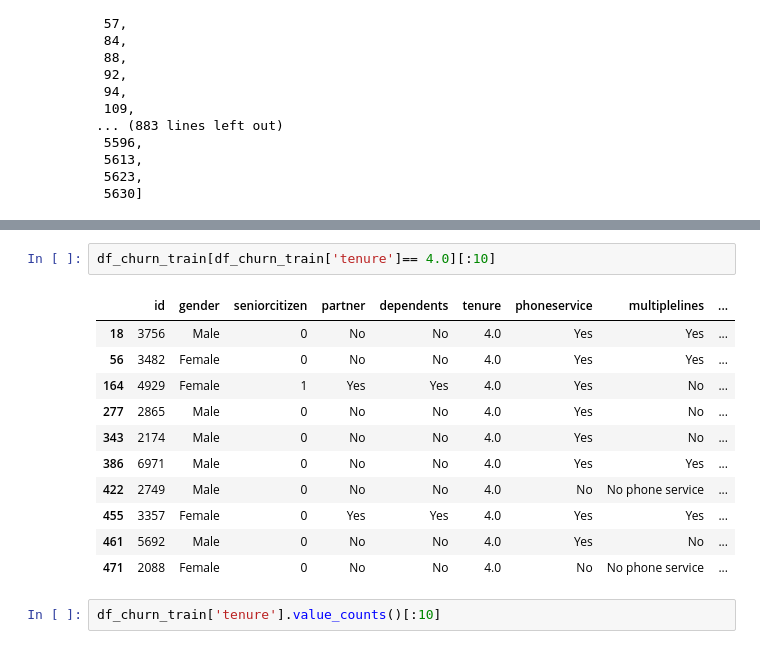
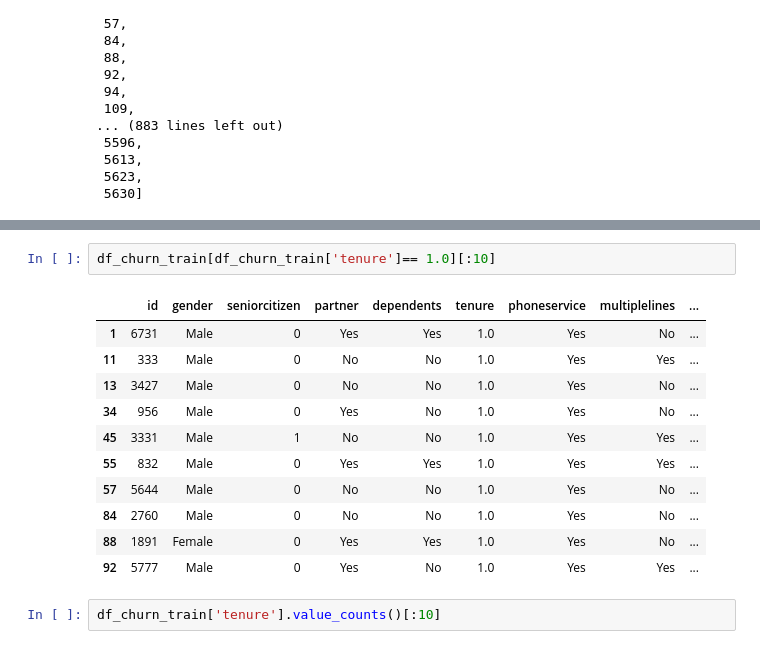
Before and after one commit to jjefferson2006/DSWP_JJ_altera, a Jupyter notebook: desafio_kaggle_trata_numericas.ipynb, the cells around one changed output, grey strips where cells are left out. Cells and saved outputs as stored; diff of their text form.

```diff
--- a/desafio_kaggle_trata_numericas.ipynb
+++ b/desafio_kaggle_trata_numericas.ipynb
@@ -424,17 +416,17 @@ See the caveats in the documentation: https://pandas.pydata.org/pandas-docs/stab
 # %%
-df_churn_train[df_churn_train['tenure']== 4.0][:10]
+df_churn_train[df_churn_train['tenure']== 1.0][:10]
 # %% [output]
 |  | id | gender | seniorcitizen | partner | dependents | tenure | phoneservice | multiplelines | ... |
-| 18 | 3756 | Male | 0 | No | No | 4.0 | Yes | Yes | ... |
-| 56 | 3482 | Female | 0 | No | No | 4.0 | Yes | Yes | ... |
-| 164 | 4929 | Female | 1 | Yes | Yes | 4.0 | Yes | No | ... |
-| 277 | 2865 | Male | 0 | No | No | 4.0 | Yes | No | ... |
-| 343 | 2174 | Male | 0 | No | No | 4.0 | Yes | No | ... |
-| 386 | 6971 | Male | 0 | No | No | 4.0 | Yes | Yes | ... |
-| 422 | 2749 | Male | 0 | No | No | 4.0 | No | No phone service | ... |
-| 455 | 3357 | Female | 0 | Yes | Yes | 4.0 | Yes | Yes | ... |
-| 461 | 5692 | Male | 0 | No | No | 4.0 | Yes | No | ... |
-| 471 | 2088 | Female | 0 | No | No | 4.0 | No | No phone service | ... |
+| 1 | 6731 | Male | 0 | Yes | Yes | 1.0 | Yes | No | ... |
+| 11 | 333 | Male | 0 | No | No | 1.0 | Yes | Yes | ... |
+| 13 | 3427 | Male | 0 | No | No | 1.0 | Yes | No | ... |
+| 34 | 956 | Male | 0 | Yes | No | 1.0 | Yes | No | ... |
+| 45 | 3331 | Male | 1 | No | No | 1.0 | Yes | Yes | ... |
+| 55 | 832 | Male | 0 | Yes | Yes | 1.0 | Yes | Yes | ... |
+| 57 | 5644 | Male | 0 | No | No | 1.0 | Yes | No | ... |
+| 84 | 2760 | Male | 0 | No | No | 1.0 | Yes | No | ... |
+| 88 | 1891 | Female | 0 | Yes | Yes | 1.0 | Yes | No | ... |
+| 92 | 5777 | Male | 0 | Yes | No | 1.0 | Yes | Yes | ... |
 # %%
 df_churn_train['tenure'].value_counts()[:10]
 # %% [output]
```
Also changed, not shown: parts of 30 cells of this notebook.
